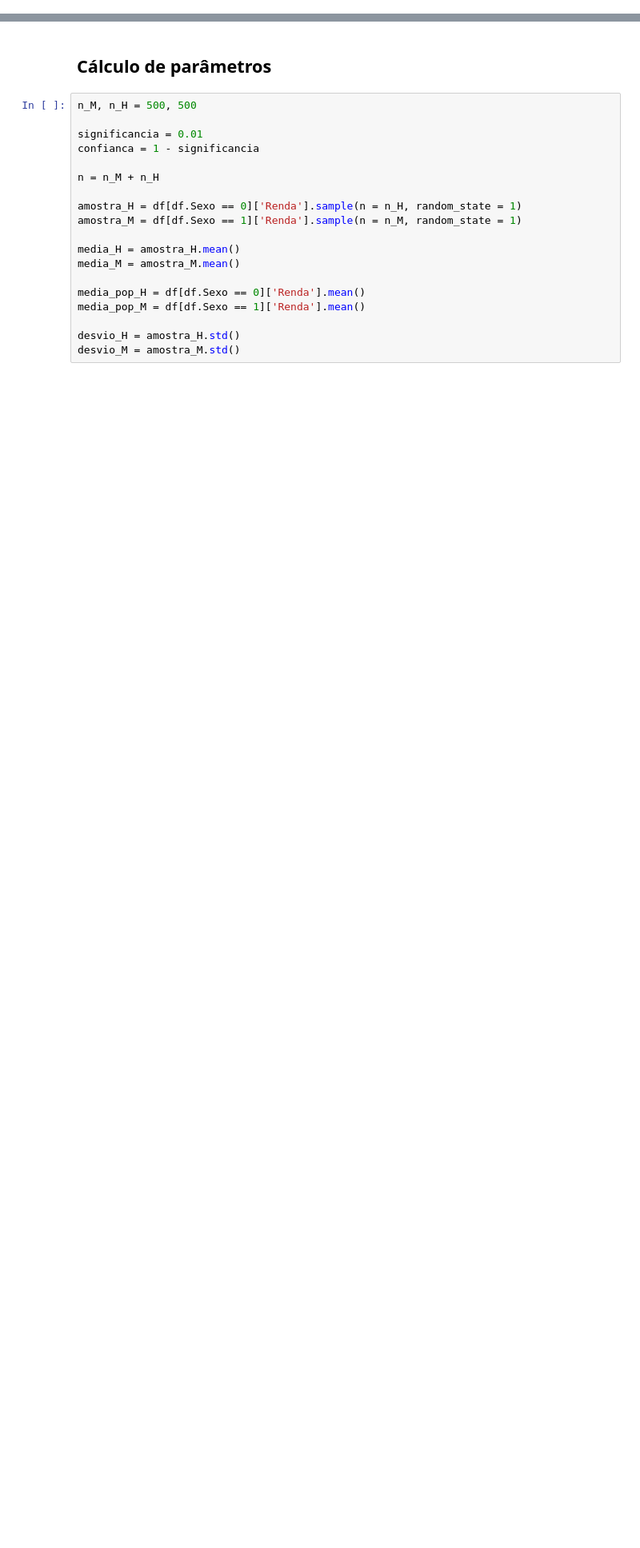
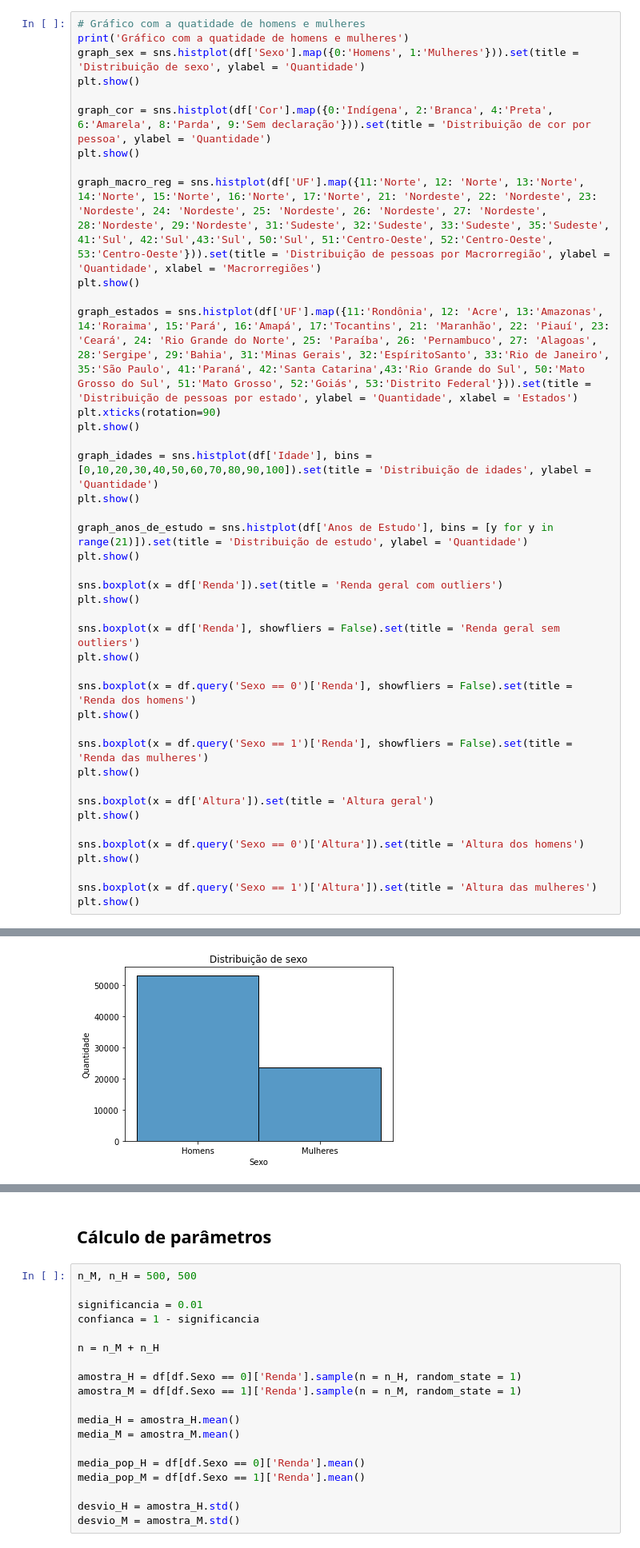
Before and after one commit to Alexandre-Leal/Projetos_iniciais, a Jupyter notebook: PNAD_2015/PNAD_2015.ipynb, the cells around one changed output, grey strips where cells are left out. Shown at 80% size. Drawn from its saved outputs; the diff is of its cells as text; blank space fills up the shorter version.

```diff
--- a/PNAD_2015/PNAD_2015.ipynb
+++ b/PNAD_2015/PNAD_2015.ipynb
@@ -21,0 +28,43 @@ import seaborn as sns
+# %%
+# Gráfico com a quatidade de homens e mulheres
+print('Gráfico com a quatidade de homens e mulheres')
+graph_sex = sns.histplot(df['Sexo'].map({0:'Homens', 1:'Mulheres'})).set(title = 'Distribuição de sexo', ylabel = 'Quantidade')
+plt.show()
+
+graph_cor = sns.histplot(df['Cor'].map({0:'Indígena', 2:'Branca', 4:'Preta', 6:'Amarela', 8:'Parda', 9:'Sem declaração'})).set(title = 'Distribuição de cor por pessoa', ylabel = 'Quantidade')
+plt.show()
+
+graph_macro_reg = sns.histplot(df['UF'].map({11:'Norte', 12: 'Norte', 13:'Norte', 14:'Norte', 15:'Norte', 16:'Norte', 17:'Norte', 21: 'Nordeste', 22: 'Nordeste', 23: 'Nordeste', 24: 'Nordeste', 25: 'Nordeste', 26: 'Nordeste', 27: 'Nordeste', 28:'Nordeste', 29:'Nordeste', 31:'Sudeste', 32:'Sudeste', 33:'Sudeste', 35:'Sudeste', 41:'Sul', 42:'Sul',43:'Sul', 50:'Sul', 51:'Centro-Oeste', 52:'Centro-Oeste', 53:'Centro-Oeste'})).set(title = 'Distribuição de pessoas por Macrorregião', ylabel = 'Quantidade', xlabel = 'Macrorregiões')
+plt.show()
+
+graph_estados = sns.histplot(df['UF'].map({11:'Rondônia', 12: 'Acre', 13:'Amazonas', 14:'Roraima', 15:'Pará', 16:'Amapá', 17:'Tocantins', 21: 'Maranhão', 22: 'Piauí', 23: 'Ceará', 24: 'Rio Grande do Norte', 25: 'Paraíba', 26: 'Pernambuco', 27: 'Alagoas', 28:'Sergipe', 29:'Bahia', 31:'Minas Gerais', 32:'EspíritoSanto', 33:'Rio de Janeiro', 35:'São Paulo', 41:'Paraná', 42:'Santa Catarina',43:'Rio Grande do Sul', 50:'Mato Grosso do Sul', 51:'Mato Grosso', 52:'Goiás', 53:'Distrito Federal'})).set(title = 'Distribuição de pessoas por estado', ylabel = 'Quantidade', xlabel = 'Estados')
+plt.xticks(rotation=90)
+plt.show()
+
+graph_idades = sns.histplot(df['Idade'], bins = [0,10,20,30,40,50,60,70,80,90,100]).set(title = 'Distribuição de idades', ylabel = 'Quantidade')
+plt.show()
+
+graph_anos_de_estudo = sns.histplot(df['Anos de Estudo'], bins = [y for y in range(21)]).set(title = 'Distribuição de estudo', ylabel = 'Quantidade')
+plt.show()
+
+sns.boxplot(x = df['Renda']).set(title = 'Renda geral com outliers')
+plt.show()
+
+sns.boxplot(x = df['Renda'], showfliers = False).set(title = 'Renda geral sem outliers')
+plt.show()
+
+sns.boxplot(x = df.query('Sexo == 0')['Renda'], showfliers = False).set(title = 'Renda dos homens')
+plt.show()
+
+sns.boxplot(x = df.query('Sexo == 1')['Renda'], showfliers = False).set(title = 'Renda das mulheres')
+plt.show()
+
+sns.boxplot(x = df['Altura']).set(title = 'Altura geral')
+plt.show()
+
+sns.boxplot(x = df.query('Sexo == 0')['Altura']).set(title = 'Altura dos homens')
+plt.show()
+
+sns.boxplot(x = df.query('Sexo == 1')['Altura']).set(title = 'Altura das mulheres')
+plt.show()
+# %% [output]
@@ -21,0 +72 @@ import seaborn as sns
+[figure, added]
```
Also changed, not shown: parts of 8 cells of this notebook.
